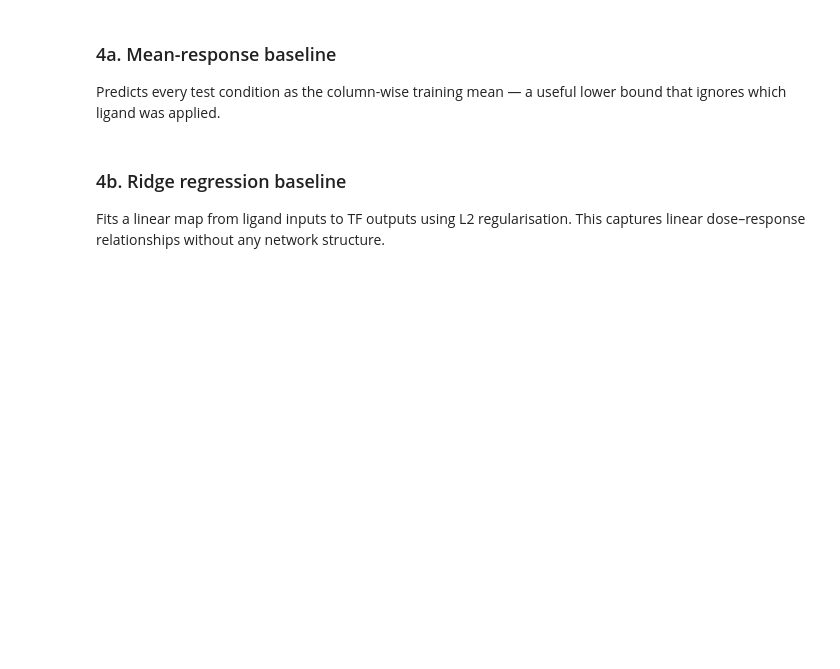
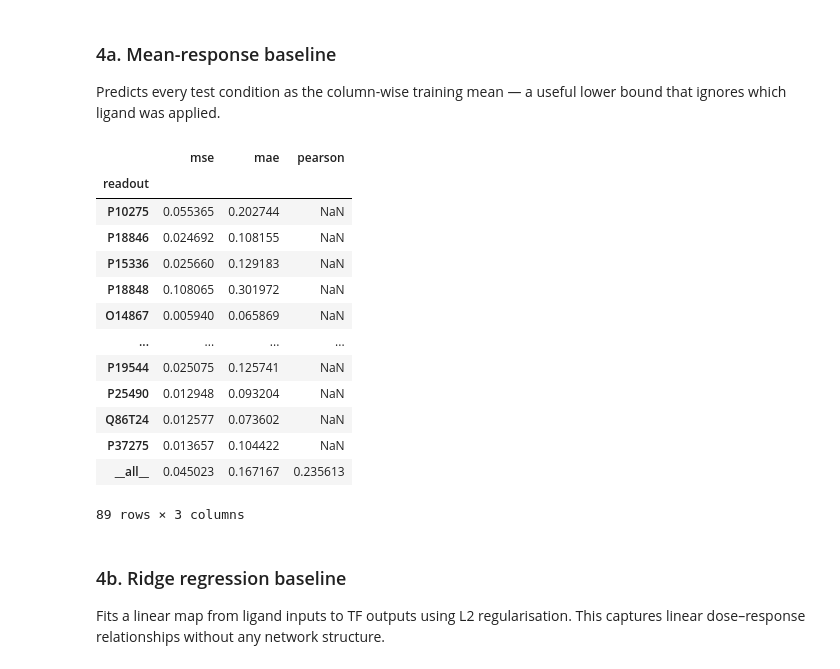
Before and after one commit to saezlab/networkcommons, a Jupyter notebook: docs/src/vignettes/C_lembas.ipynb, the cells around one changed output. Drawn from its saved outputs; the diff is of its cells as text; code cells hidden in the pictures; blank space fills up the shorter version.

```diff
--- a/docs/src/vignettes/C_lembas.ipynb
+++ b/docs/src/vignettes/C_lembas.ipynb
@@ -80,8 +107,24 @@ Predicts every test condition as the column-wise training mean — a
 useful lower bound that ignores which ligand was applied.
 # %%
 mean_result = run_mean_response_baseline(y_train, x_test)
-mean_metrics = evaluate_predictions(y_test, mean_result['predictions'])
-mean_metrics
+mean_metrics_readout   = evaluate_predictions(y_test, mean_result['predictions'], axis='readout')
+mean_metrics_condition = evaluate_predictions(y_test, mean_result['predictions'], axis='condition')
+mean_metrics_readout
+# %% [output]
+|  | mse | mae | pearson |
+| readout |  |  |  |
+| P10275 | 0.055365 | 0.202744 | NaN |
+| P18846 | 0.024692 | 0.108155 | NaN |
+| P15336 | 0.025660 | 0.129183 | NaN |
+| P18848 | 0.108065 | 0.301972 | NaN |
+| O14867 | 0.005940 | 0.065869 | NaN |
+| ... | ... | ... | ... |
+| P19544 | 0.025075 | 0.125741 | NaN |
+| P25490 | 0.012948 | 0.093204 | NaN |
+| Q86T24 | 0.012577 | 0.073602 | NaN |
+| P37275 | 0.013657 | 0.104422 | NaN |
+| __all__ | 0.045023 | 0.167167 | 0.235613 |
+89 rows × 3 columns
 # %% [markdown]
 ### 4b. Ridge regression baseline
 
```
Also changed, not shown: parts of 19 cells of this notebook, 1 other file.
